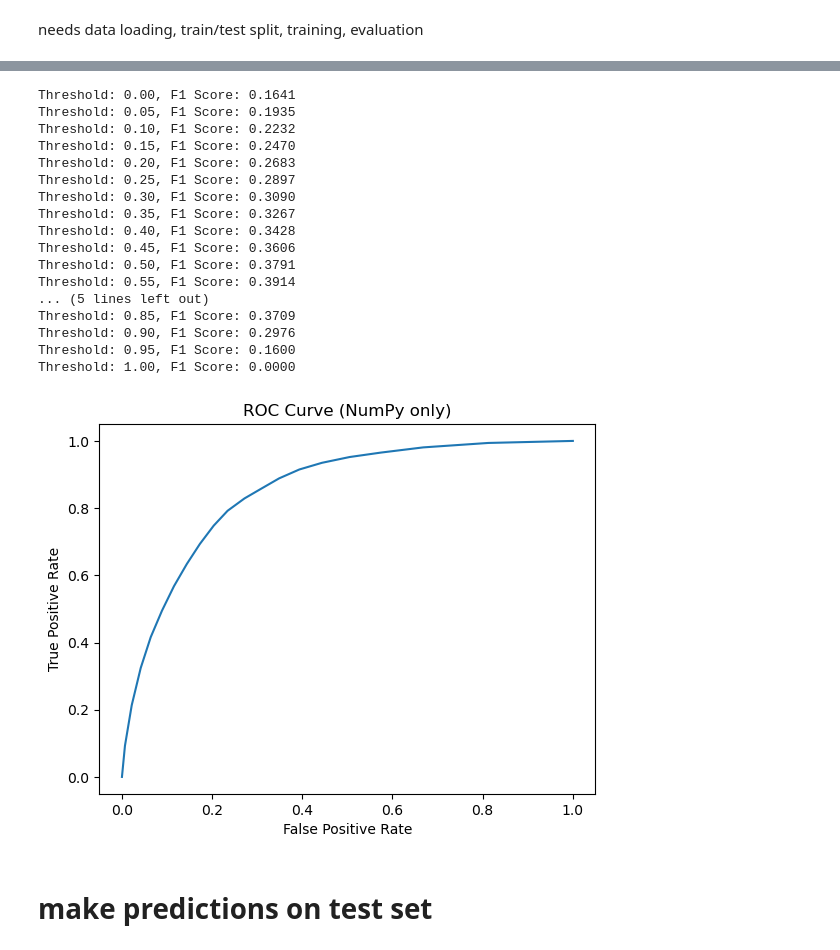
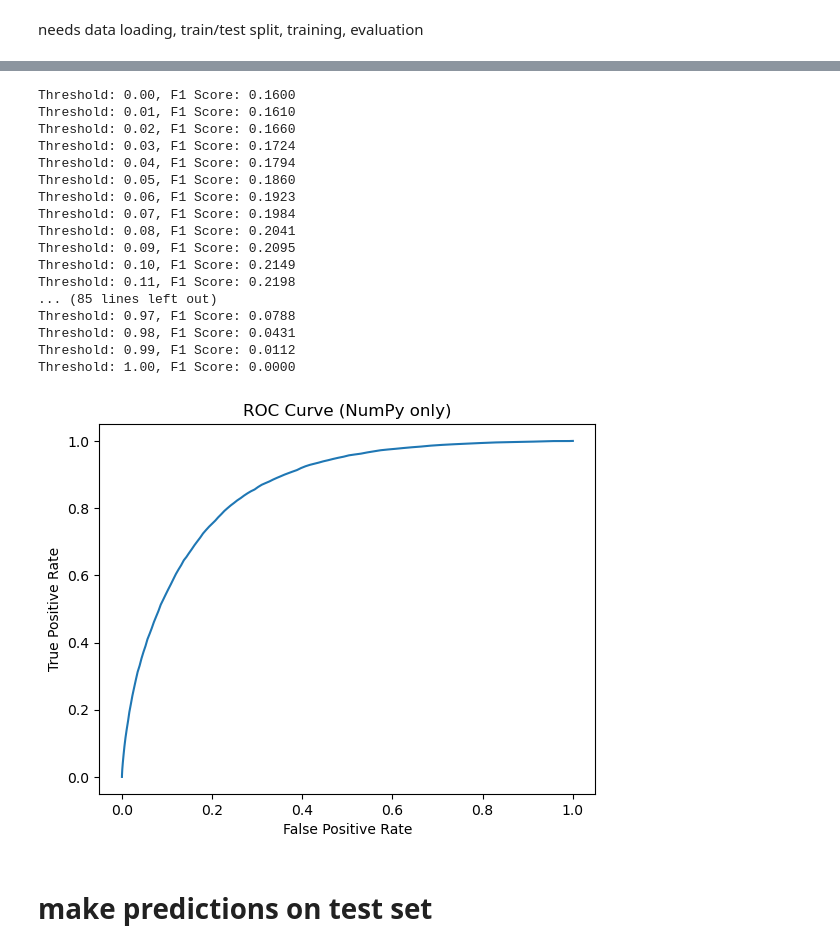
Before and after one commit to betty-gures/cs433project1, a Jupyter notebook: notebooks/004_logistic_regression.ipynb, the cells around one changed output, grey strips where cells are left out. Drawn from its saved outputs; the diff is of its cells as text; code cells hidden in the pictures.

```diff
--- a/notebooks/004_logistic_regression.ipynb
+++ b/notebooks/004_logistic_regression.ipynb
@@ -116,3 +27,5 @@ max_samples = 50000
 # %%
-w = logistic_regression(y_train.reshape(-1,1)[:max_samples], x_train[:max_samples], weighting=True)
+model = LogisticRegression(metric=f_score)
+max_samples = 100000
+model.train(X=x_train[:max_samples], y=y_train[:max_samples], verbose=False)
 # %% [output]
@@ -148,26 +43,26 @@ plt.hist(sigmoid(x_train[:max_samples] @ w))
 # %%
-y_score = sigmoid(x_train[max_samples:max_samples * 2] @ w)
-y_true = y_train[max_samples:max_samples * 2].reshape(-1,1).astype(int)
+y_score = sigmoid(x_train[max_samples:max_samples * 2] @ model.weights)
+y_true = y_train[max_samples:max_samples * 2].astype(int)
 plot_roc(y_score, y_true)
 # %% [output]
-Threshold: 0.00, F1 Score: 0.1641
-Threshold: 0.05, F1 Score: 0.1935
-Threshold: 0.10, F1 Score: 0.2232
-Threshold: 0.15, F1 Score: 0.2470
-Threshold: 0.20, F1 Score: 0.2683
-Threshold: 0.25, F1 Score: 0.2897
-Threshold: 0.30, F1 Score: 0.3090
-Threshold: 0.35, F1 Score: 0.3267
-Threshold: 0.40, F1 Score: 0.3428
-Threshold: 0.45, F1 Score: 0.3606
-Threshold: 0.50, F1 Score: 0.3791
-Threshold: 0.55, F1 Score: 0.3914
-... (5 lines left out)
-Threshold: 0.85, F1 Score: 0.3709
-Threshold: 0.90, F1 Score: 0.2976
-Threshold: 0.95, F1 Score: 0.1600
+Threshold: 0.00, F1 Score: 0.1600
+Threshold: 0.01, F1 Score: 0.1610
+Threshold: 0.02, F1 Score: 0.1660
+Threshold: 0.03, F1 Score: 0.1724
+Threshold: 0.04, F1 Score: 0.1794
+Threshold: 0.05, F1 Score: 0.1860
+Threshold: 0.06, F1 Score: 0.1923
+Threshold: 0.07, F1 Score: 0.1984
+Threshold: 0.08, F1 Score: 0.2041
+Threshold: 0.09, F1 Score: 0.2095
+Threshold: 0.10, F1 Score: 0.2149
+Threshold: 0.11, F1 Score: 0.2198
+... (85 lines left out)
+Threshold: 0.97, F1 Score: 0.0788
+Threshold: 0.98, F1 Score: 0.0431
+Threshold: 0.99, F1 Score: 0.0112
 Threshold: 1.00, F1 Score: 0.0000
-[figure, old version]
+[figure, new version]
 # %% [markdown]
 # make predictions on test set
 # %%
```
Also changed, not shown: parts of 8 cells of this notebook, 14 other files.
